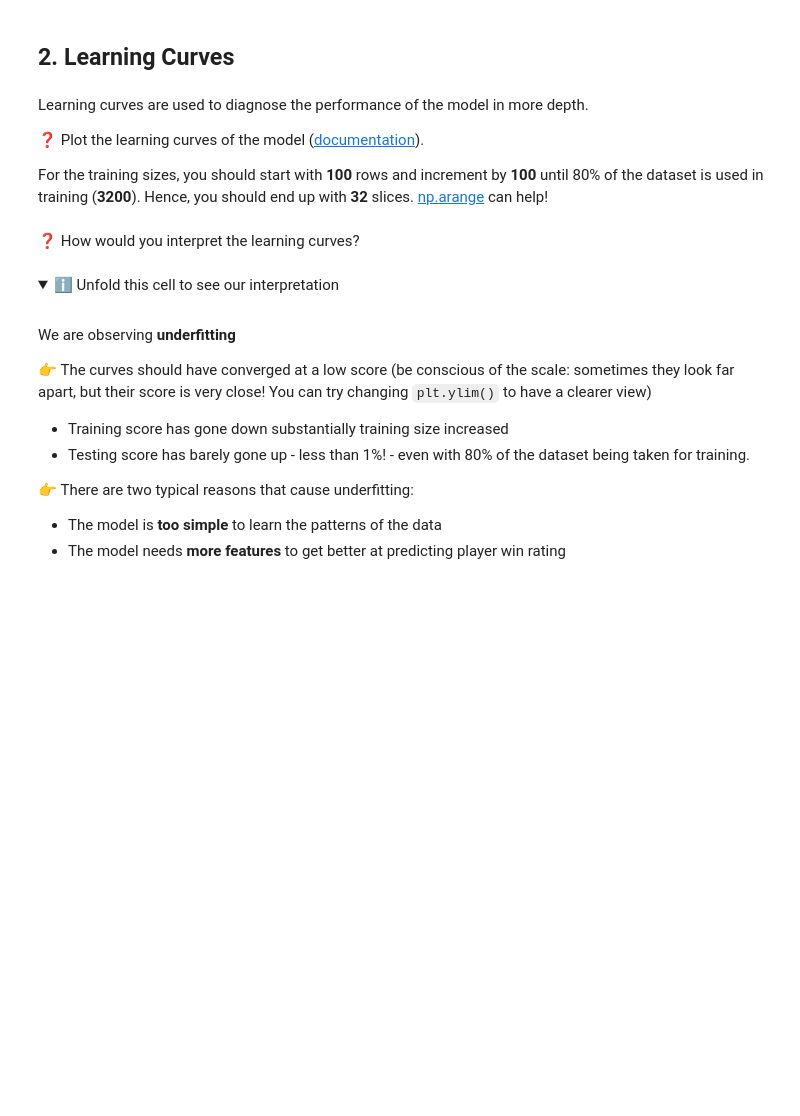
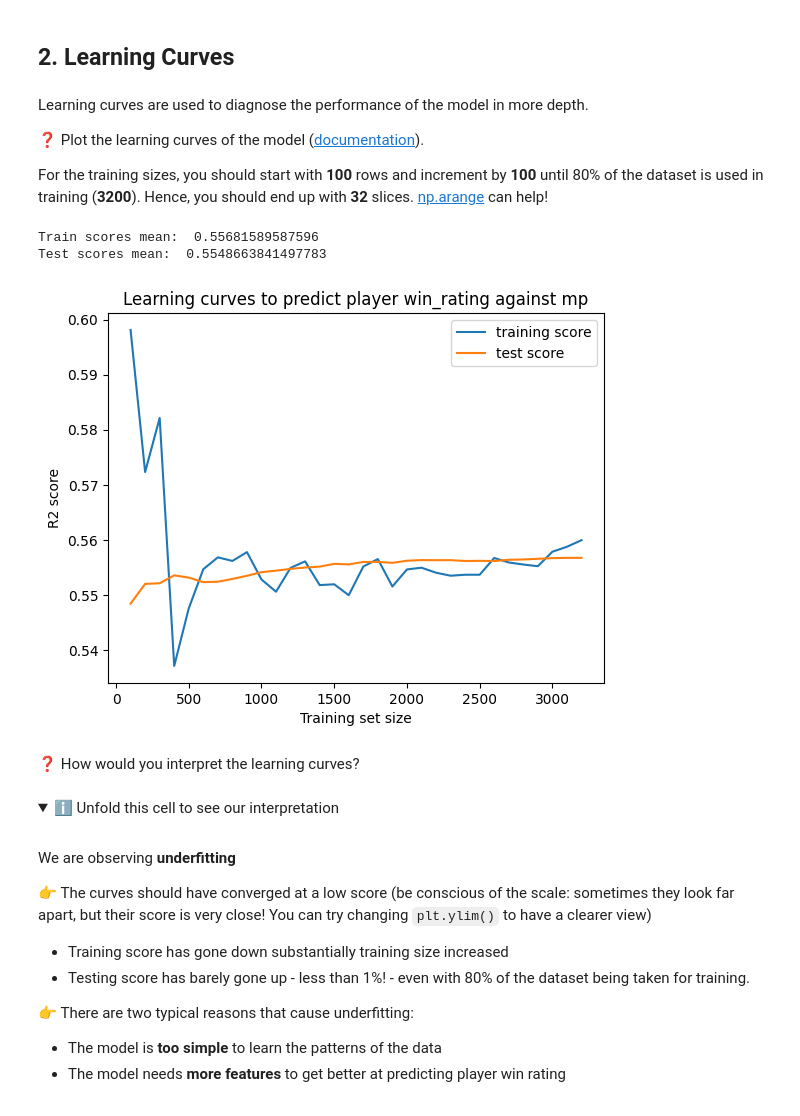
Before and after one commit to tanushrin/data-learning-curves, a Jupyter notebook: Learning_Curves.ipynb, the cells around one changed output. Saved outputs shown, nothing was run; the diff lists cells and outputs as text; code cells hidden in the pictures; folded sections open; blank space fills up the shorter version.

Commit message:
Learning curves

```diff
--- a/Learning_Curves.ipynb
+++ b/Learning_Curves.ipynb
@@ -17,3 +17,5 @@ from sklearn.preprocessing import PolynomialFeatures
 ❓ Load the `NBA.csv` dataset into this notebook as a pandas dataframe, and display its first 5 rows.
 # %%
 # YOUR CODE HERE
+nba = pd.read_csv('../nba.csv')
+nba.head()
@@ -50,3 +84,28 @@ For the training sizes, you should start with **100** rows and increment by **10
+# %%
+# YOUR CODE HERE
+#plot the learning curves for a linear regression model to predict
+# player 'win_rating' against 'mp' starting with 100 rows of training data,
+# and adding 100 rows at a time until using 3200 rows as training data.
+train_sizes, train_scores, test_scores = learning_curve(LinearRegression(),
+                                                        nba[['mp']],
+                                                        nba['win_rating'],
+                                                        train_sizes=np.linspace(100, 3200, 32).astype(int),
+                                                        cv=5)
+train_scores_mean = train_scores.mean(axis=1)
+test_scores_mean = test_scores.mean(axis=1)
+print("Train scores mean: ", train_scores_mean.mean())
+print("Test scores mean: ", test_scores_mean.mean())
+plt.plot(train_sizes, train_scores_mean, label='training score')
+plt.plot(train_sizes, test_scores_mean, label='test score')
+plt.legend()
+plt.ylabel('R2 score')
+plt.xlabel('Training set size')
+plt.title('Learning curves to predict player win_rating against mp')
+plt.show()
+# %% [output]
+Train scores mean:  0.55681589587596
+Test scores mean:  0.5548663841497783
+[figure, added]
 # %% [markdown]
 ❓ How would you interpret the learning curves?
 # %% [markdown]
```
Also changed, not shown: parts of 23 cells of this notebook.
